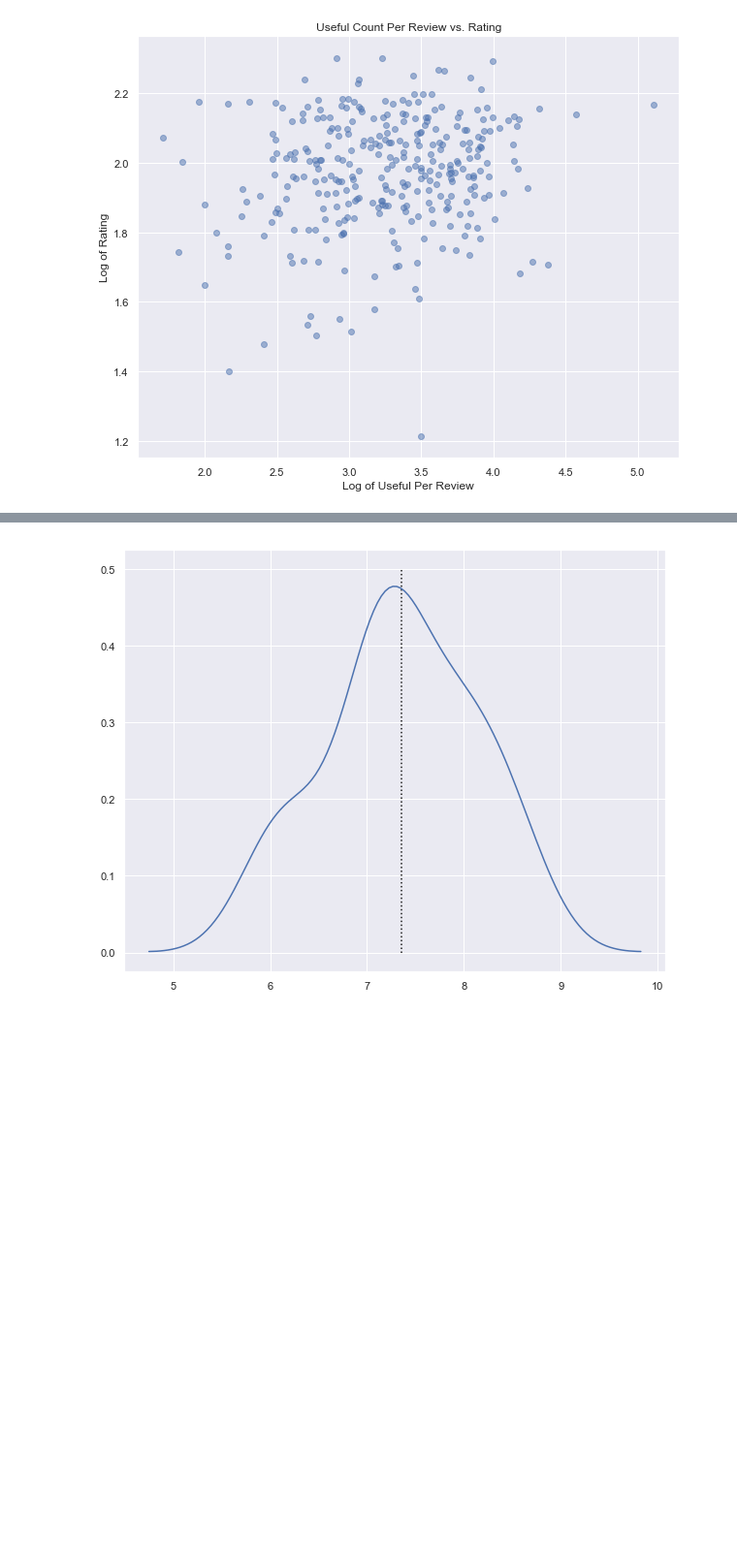
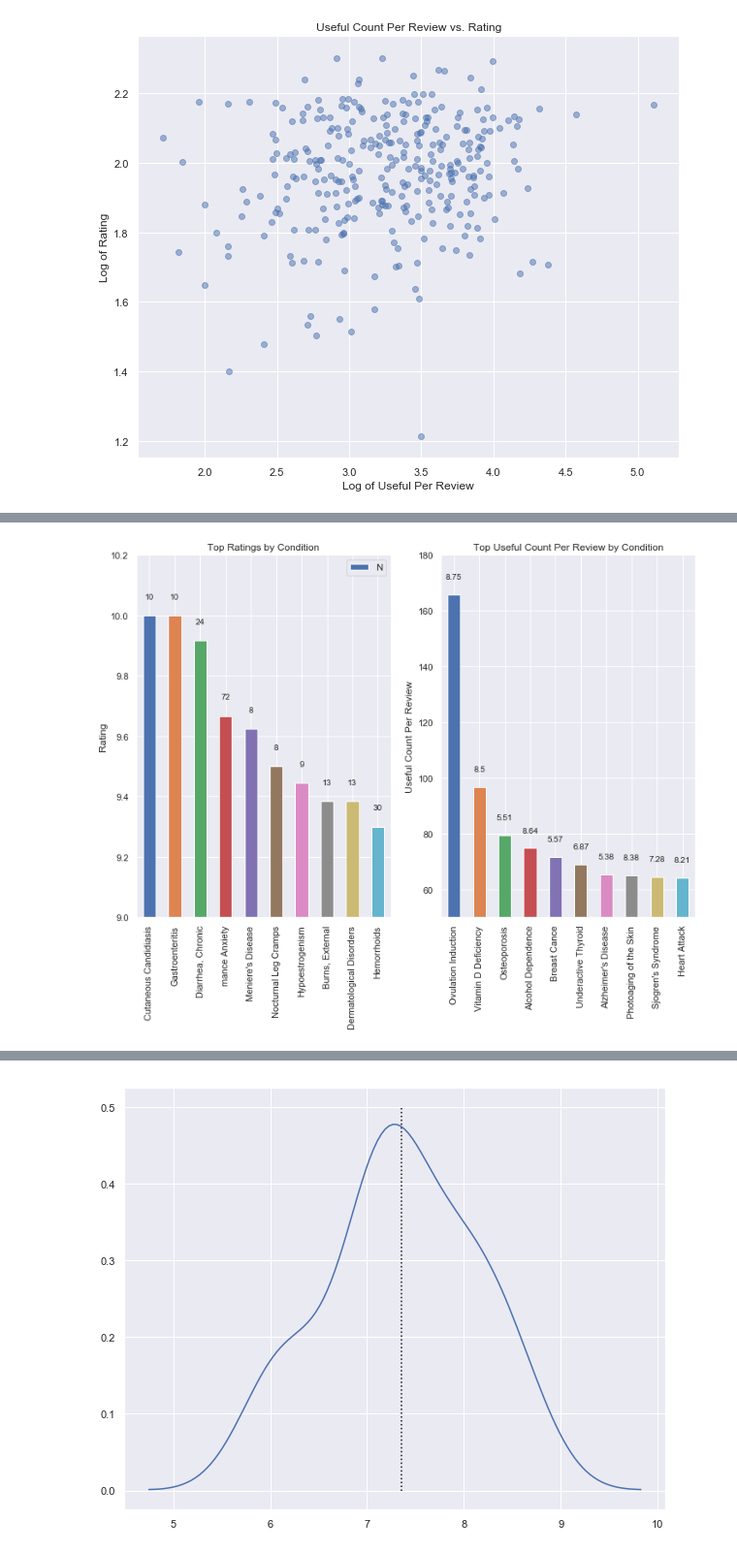
Before and after one commit to mkm29/DataScience, a Jupyter notebook: thinkful/prep/dataviz/Drugs.ipynb, the cells around one changed output, grey strips where cells are left out. Shown at 97% size. Drawn from its saved outputs; the diff is of its cells as text; code cells hidden in the pictures; blank space fills up the shorter version.

Commit message:
Added 2 new subplots and more interpretation
Former-commit-id: 528a1fc0af2a3c9cb17c0483921ac37190c2241b

```diff
--- a/thinkful/prep/dataviz/Drugs.ipynb
+++ b/thinkful/prep/dataviz/Drugs.ipynb
@@ -86,0 +88,44 @@ top_drugs_per_review.sort_values(["rating"], ascending=False).head(10).plot.bar(
+# %%
+def plot_bar(ax, x_labels, top_labels, height_offset):
+    ax.set_xticklabels(x_labels)
+    rects = ax.patches
+    top_labels = round(top_labels,2)
+    # Make some labels.
+    #labels = ["label%d" % i for i in xrange(len(rects))]
+    #labels = top_conditions_by_review.head(10).number_of_reviews
+    for rect, label in zip(rects, top_labels):
+        height = rect.get_height()
+        ax.text(rect.get_x() + rect.get_width() / 2, height+height_offset, label,
+                ha='center', va='bottom')
+    return ax
+# %%
+top_conditions_by_review = top_drugs_per_review.sort_values(["rating"], ascending=False)
+top_conditions_by_useful = top_drugs_per_review.sort_values(["useful_per_review"], ascending=False)
+# Bring some raw data.
+ratings = top_conditions_by_review.head(10).rating
+useful = top_conditions_by_useful.head(10).useful_per_review
+#x_labels = top_conditions_by_review.head(10).index
+
+# Plot the figure.
+plt.figure(figsize=(12, 8))
+plt.subplot(1,2,1)
+ax1 = ratings.plot(kind='bar')
+ax1 = plot_bar(ax1, top_conditions_by_review.head(10).index,
+         top_conditions_by_review.head(10).number_of_reviews, 0.05)
+ax1.set_ylim(9,10.2)
+ax1.set_xlabel("")
+ax1.set_ylabel("Rating")
+ax1.set_title('Top Ratings by Condition')
+
+plt.subplot(1,2,2)
+ax2 = useful.plot(kind="bar")
+ax2 = plot_bar(ax2, top_conditions_by_useful.head(10).index,
+              top_conditions_by_useful.head(10).rating, 5)
+
+ax2.set_xlabel("")
+ax2.set_ylabel("Useful Count Per Review")
+ax2.set_ylim(50,180)
+ax2.set_title("Top Useful Count Per Review by Condition")
+plt.show()
+# %% [output]
+[figure, added]
```
Also changed, not shown: parts of 4 cells of this notebook.
